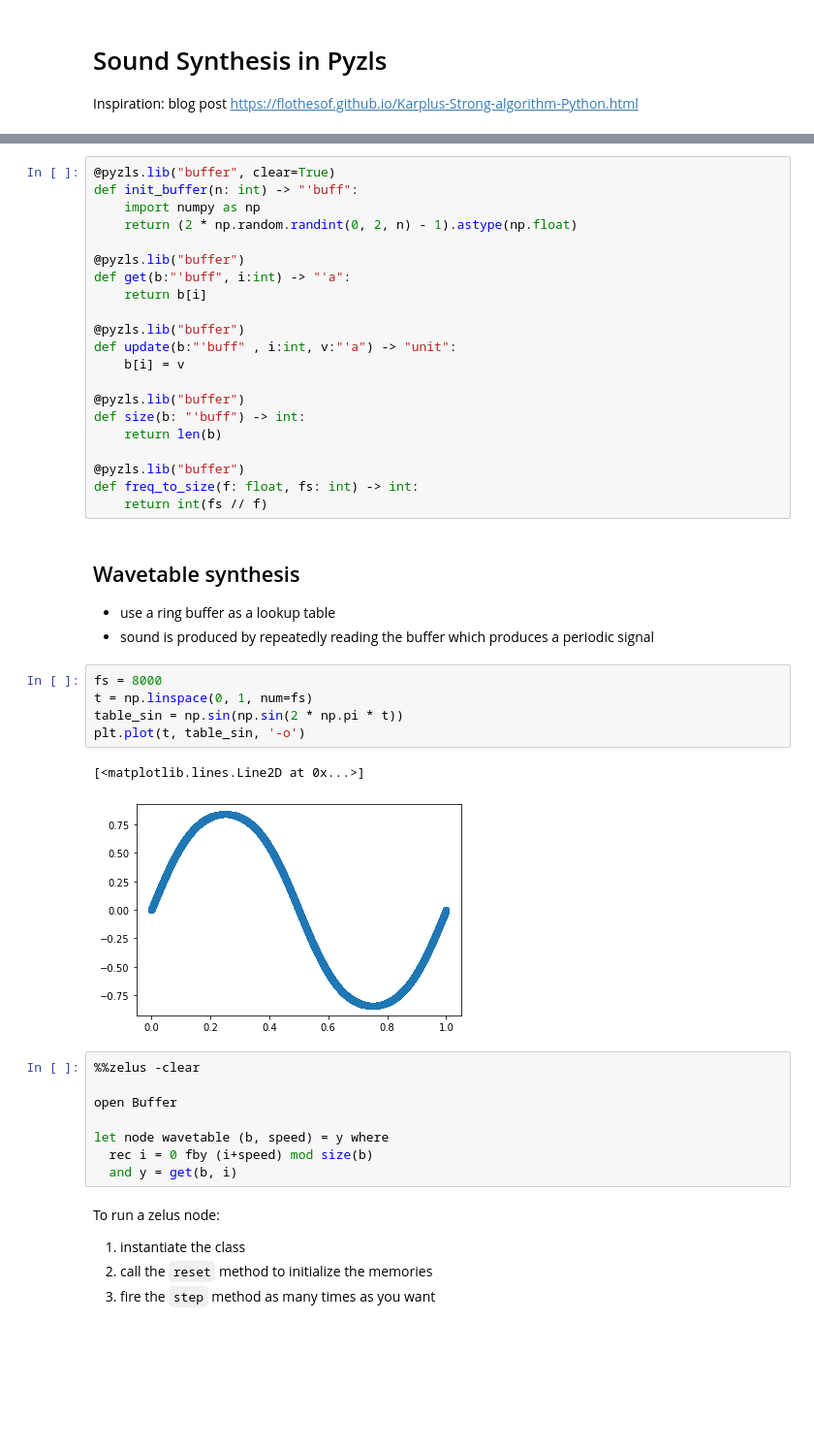
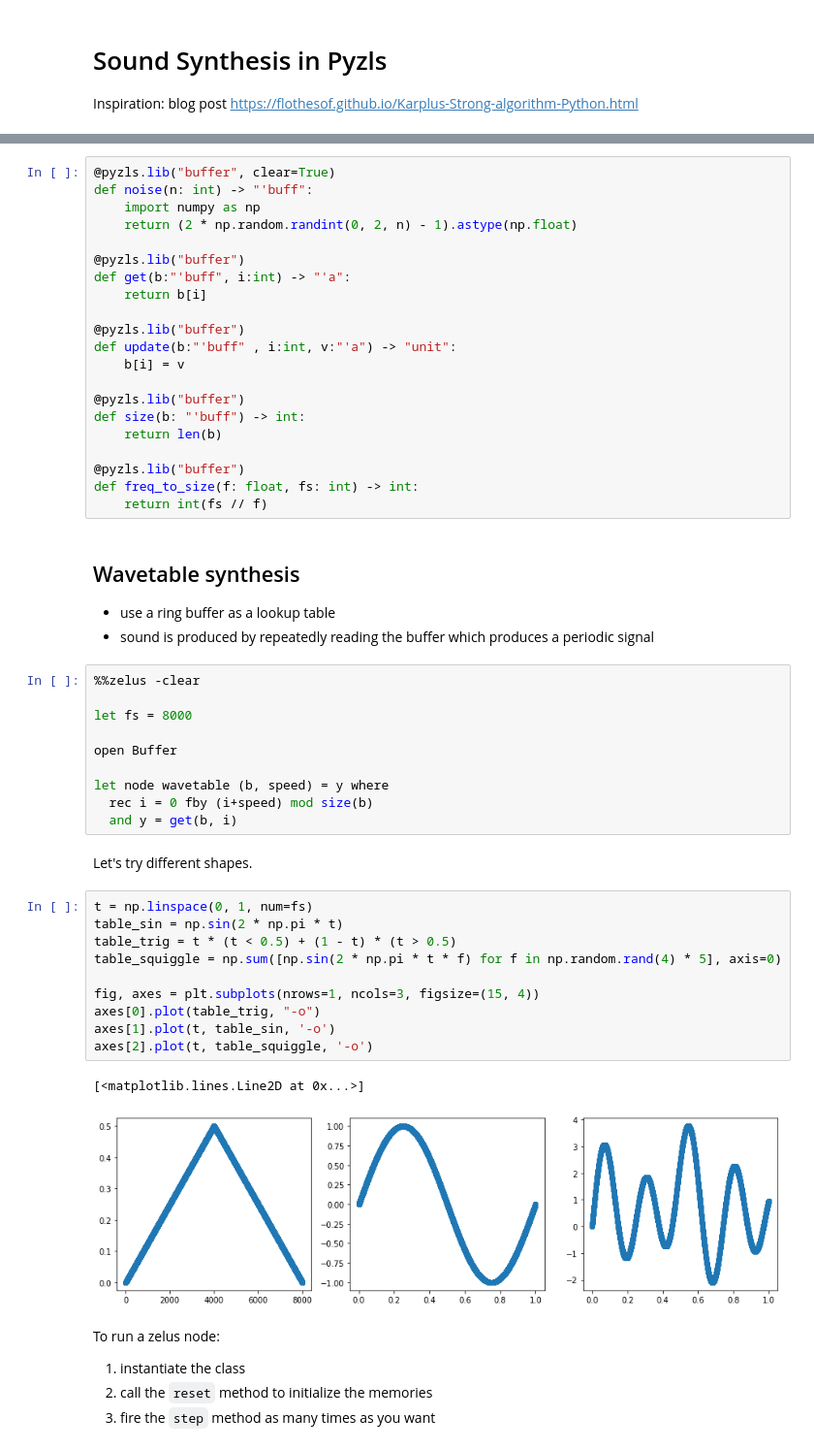
Before and after one commit to INRIA/zelus, a Jupyter notebook: pyzls/audio.ipynb, the cells around one changed output, grey strips where cells are left out. Shown at 97% size. Saved outputs shown, nothing was run; the diff lists cells and outputs as text; blank space fills up the shorter version.

```diff
--- a/pyzls/audio.ipynb
+++ b/pyzls/audio.ipynb
@@ -13,7 +14,7 @@ from IPython.display import Audio
 - `freq_to_size` turns a frequency into a buffer size (wavetable synthesis)
 # %%
 @pyzls.lib("buffer", clear=True)
-def init_buffer(n: int) -> "'buff":
+def noise(n: int) -> "'buff":
     import numpy as np
     return (2 * np.random.randint(0, 2, n) - 1).astype(np.float)
 
@@ -37,22 +38,31 @@ def freq_to_size(f: float, fs: int) -> int:
 
 - use a ring buffer as a lookup table
 - sound is produced by repeatedly reading the buffer which produces a periodic signal
-# %%
-fs = 8000
-t = np.linspace(0, 1, num=fs)
-table_sin = np.sin(np.sin(2 * np.pi * t))
-plt.plot(t, table_sin, '-o')
-# %% [output]
-[<matplotlib.lines.Line2D at 0x...>]
-[figure, removed]
 # %%
 %%zelus -clear
+
+let fs = 8000
 
 open Buffer
 
 let node wavetable (b, speed) = y where
   rec i = 0 fby (i+speed) mod size(b)
   and y = get(b, i)
+# %% [markdown]
+Let's try different shapes.
+# %%
+t = np.linspace(0, 1, num=fs)
+table_sin = np.sin(2 * np.pi * t)
+table_trig = t * (t < 0.5) + (1 - t) * (t > 0.5)
+table_squiggle = np.sum([np.sin(2 * np.pi * t * f) for f in np.random.rand(4) * 5], axis=0)
+
+fig, axes = plt.subplots(nrows=1, ncols=3, figsize=(15, 4))
+axes[0].plot(table_trig, "-o")
+axes[1].plot(t, table_sin, '-o')
+axes[2].plot(t, table_squiggle, '-o')
+# %% [output]
+[<matplotlib.lines.Line2D at 0x...>]
+[figure, added]
 # %% [markdown]
 To run a zelus node:
 1. instantiate the class
```
Also changed, not shown: parts of 34 cells of this notebook, 4 other files.
